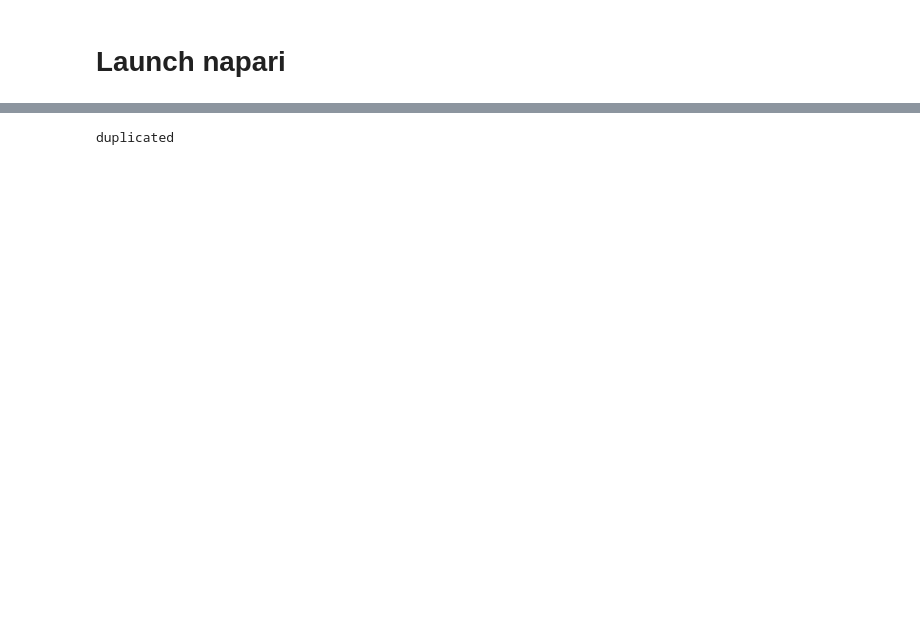
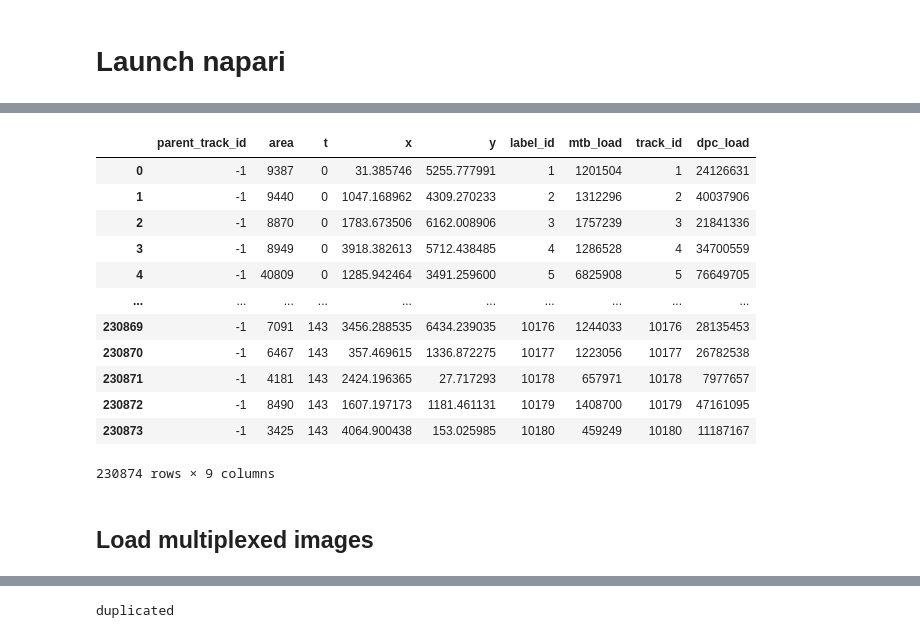
Before and after one commit to nthndy/heterognosis, a Jupyter notebook: linking.ipynb, the cells around one changed output, grey strips where cells are left out. Cells and saved outputs as stored; diff of their text form; code cells hidden in the pictures; blank space fills up the shorter version.

```diff
--- a/linking.ipynb
+++ b/linking.ipynb
@@ -224,0 +144,2 @@ masks = bf_images = all_round_images = padding = None
+# %%
+zarr_dir = Path('/mnt/DATA3/BPP0050/live_2.zarr/3_4')
@@ -225,3 +160,29 @@ masks = bf_images = all_round_images = padding = None
+# %%
+tracks_path = Path(zarr_dir / 'labels/trackastra_labels/tables/track/')
+# Load and filter track table
+track_columns = [f.name for f in tracks_path.iterdir() if f.is_dir()]
+track_data = {
+    col: zarr.open(tracks_path / col, mode='r')[:]
+    for col in track_columns
+}
+live_2_tracks = pd.DataFrame(track_data)
+live_2_tracks
+# %% [output]
+|  | parent_track_id | area | t | x | y | label_id | mtb_load | track_id | dpc_load |
+| 0 | -1 | 9387 | 0 | 31.385746 | 5255.777991 | 1 | 1201504 | 1 | 24126631 |
+| 1 | -1 | 9440 | 0 | 1047.168962 | 4309.270233 | 2 | 1312296 | 2 | 40037906 |
+| 2 | -1 | 8870 | 0 | 1783.673506 | 6162.008906 | 3 | 1757239 | 3 | 21841336 |
+| 3 | -1 | 8949 | 0 | 3918.382613 | 5712.438485 | 4 | 1286528 | 4 | 34700559 |
+| 4 | -1 | 40809 | 0 | 1285.942464 | 3491.259600 | 5 | 6825908 | 5 | 76649705 |
+| ... | ... | ... | ... | ... | ... | ... | ... | ... | ... |
+| 230869 | -1 | 7091 | 143 | 3456.288535 | 6434.239035 | 10176 | 1244033 | 10176 | 28135453 |
+| 230870 | -1 | 6467 | 143 | 357.469615 | 1336.872275 | 10177 | 1223056 | 10177 | 26782538 |
+| 230871 | -1 | 4181 | 143 | 2424.196365 | 27.717293 | 10178 | 657971 | 10178 | 7977657 |
+| 230872 | -1 | 8490 | 143 | 1607.197173 | 1181.461131 | 10179 | 1408700 | 10179 | 47161095 |
+| 230873 | -1 | 3425 | 143 | 4064.900438 | 153.025985 | 10180 | 459249 | 10180 | 11187167 |
+230874 rows × 9 columns
+# %% [markdown]
+## Load multiplexed images
 # %%
 zarr_dir = Path('/mnt/DATA3/BPP0050/multiplexed.zarr/3_4')
 # %%
```
Also changed, not shown: parts of 153 cells of this notebook.
